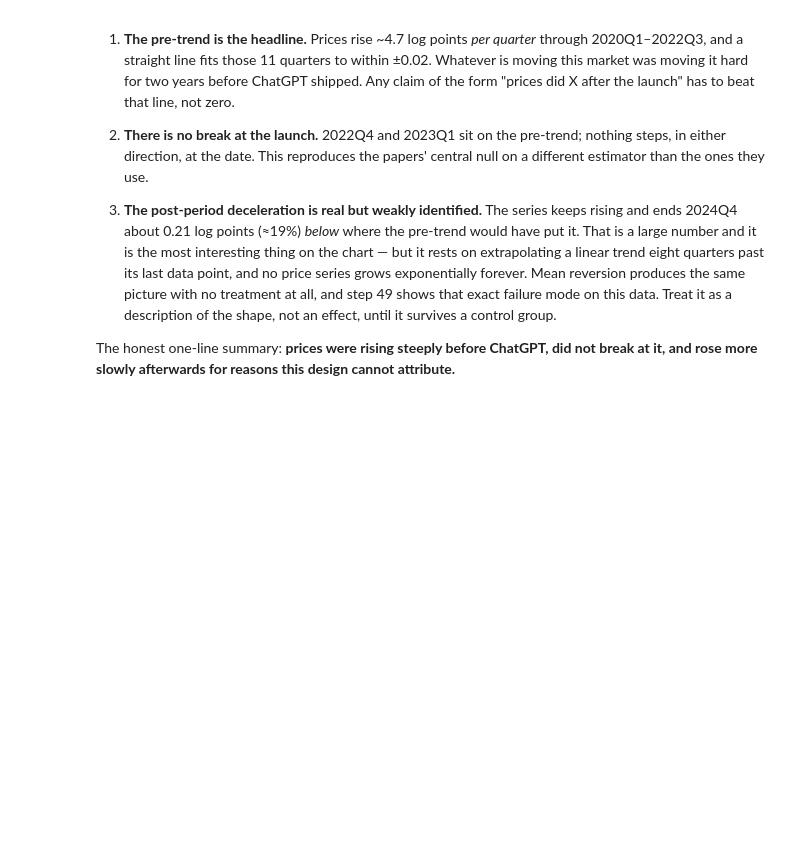
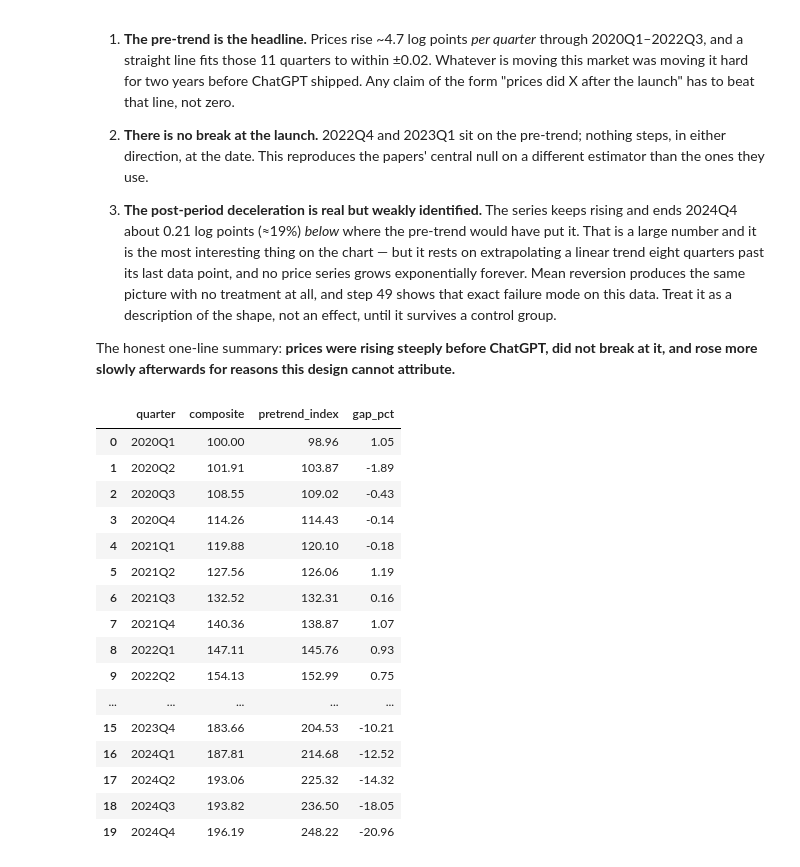
Before and after one commit to AISmithLab/IntelligencePriceIndex, a Jupyter notebook: notebooks/00-explore.ipynb, the cells around one changed output. Saved outputs shown, nothing was run; the diff lists cells and outputs as text; code cells hidden in the pictures; blank space fills up the shorter version.

```diff
--- a/notebooks/00-explore.ipynb
+++ b/notebooks/00-explore.ipynb
@@ -405,3 +557,99 @@ Three things to take from §8, in the order they should change your mind.
 The honest one-line summary: **prices were rising steeply before ChatGPT, did not
 break at it, and rose more slowly afterwards for reasons this design cannot
 attribute.**
+# %%
+# ============================================================
+# PRE-TREND VS POST-CHATGPT
+# Using the existing GEKS-Jevons results
+# ============================================================
+
+g = geks_df.copy()
+
+# Create an overall index across categories
+# Geometric mean = appropriate for combining price relatives
+g["composite"] = np.exp(
+    np.log(g).mean(axis=1)
+)
+
+# Turn quarter index into a normal column
+g = g.reset_index()
+
+# Find the actual quarter column
+g = g.rename(columns={g.columns[0]: "quarter"})
+
+# Convert quarter to Period
+g["quarter_period"] = pd.PeriodIndex(
+    g["quarter"],
+    freq="Q"
+)
+
+# Time index
+g["time_index"] = np.arange(len(g))
+
+# ChatGPT launch
+chatgpt = pd.Period("2022Q4", freq="Q")
+
+# ------------------------------------------------------------
+# Fit trend ONLY before ChatGPT
+# ------------------------------------------------------------
+
+pre = g[
+    g["quarter_period"] < chatgpt
+].copy()
+
+# Log-linear trend
+coef = np.polyfit(
+    pre["time_index"],
+    np.log(pre["composite"]),
+    1
+)
+
+# Predict what prices would have looked like
+# if the pre-ChatGPT trend had continued
+g["pretrend_log"] = np.polyval(
+    coef,
+    g["time_index"]
+)
+
+g["pretrend_index"] = np.exp(
+    g["pretrend_log"]
+)
+
+# Difference between observed and extrapolated trend
+g["gap_pct"] = (
+    g["composite"] /
+    g["pretrend_index"] - 1
+) * 100
+
+# ------------------------------------------------------------
+# Display results
+# ------------------------------------------------------------
+
+display(
+    g[
+        [
+            "quarter",
+            "composite",
+            "pretrend_index",
+            "gap_pct"
+        ]
+    ].round(2)
+)
+# %% [output]
+|  | quarter | composite | pretrend_index | gap_pct |
+| 0 | 2020Q1 | 100.00 | 98.96 | 1.05 |
+| 1 | 2020Q2 | 101.91 | 103.87 | -1.89 |
+| 2 | 2020Q3 | 108.55 | 109.02 | -0.43 |
+| 3 | 2020Q4 | 114.26 | 114.43 | -0.14 |
+| 4 | 2021Q1 | 119.88 | 120.10 | -0.18 |
+| 5 | 2021Q2 | 127.56 | 126.06 | 1.19 |
+| 6 | 2021Q3 | 132.52 | 132.31 | 0.16 |
+| 7 | 2021Q4 | 140.36 | 138.87 | 1.07 |
+| 8 | 2022Q1 | 147.11 | 145.76 | 0.93 |
+| 9 | 2022Q2 | 154.13 | 152.99 | 0.75 |
+| ... | ... | ... | ... | ... |
+| 15 | 2023Q4 | 183.66 | 204.53 | -10.21 |
+| 16 | 2024Q1 | 187.81 | 214.68 | -12.52 |
+| 17 | 2024Q2 | 193.06 | 225.32 | -14.32 |
+| 18 | 2024Q3 | 193.82 | 236.50 | -18.05 |
+| 19 | 2024Q4 | 196.19 | 248.22 | -20.96 |
```
Also changed, not shown: parts of 21 cells of this notebook.
